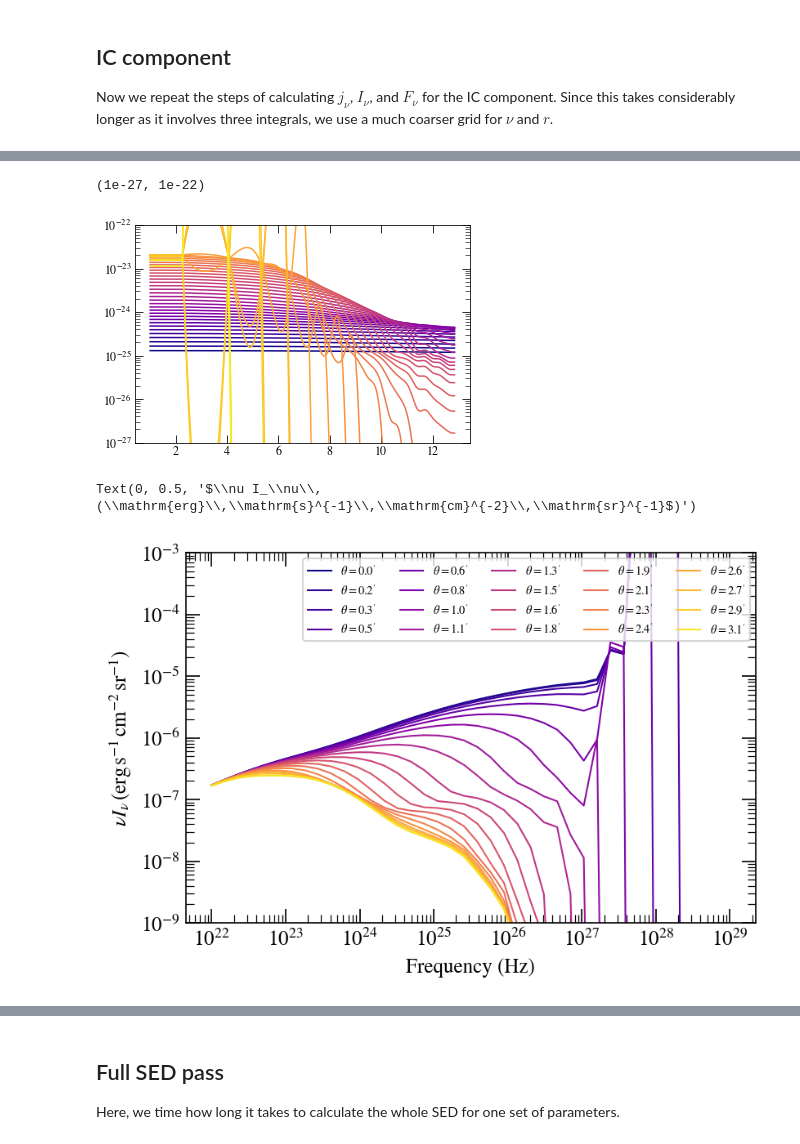
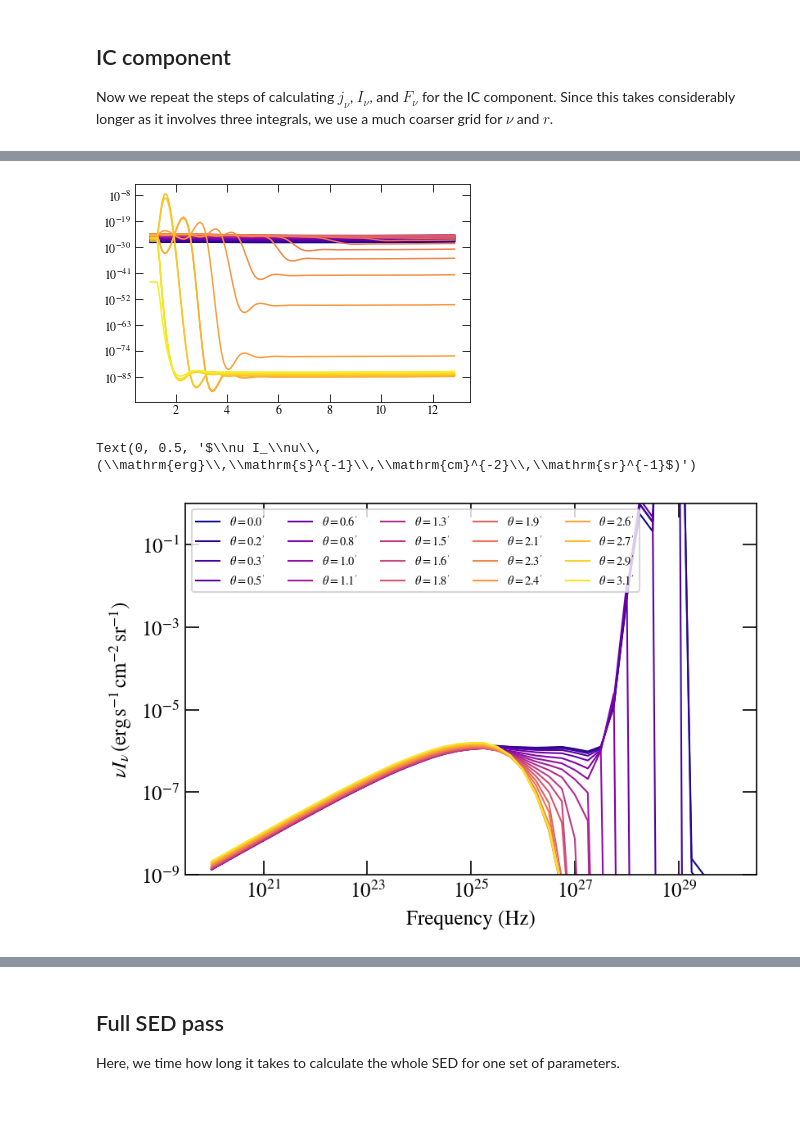
Before and after one commit to me-manu/crabmeyerpy, a Jupyter notebook: notebooks/demo_3d_KC.ipynb, the cells around one changed output, grey strips where cells are left out. Cells and saved outputs as stored; diff of their text form; code cells hidden in the pictures; blank space fills up the shorter version.

```diff
--- a/notebooks/demo_3d_KC.ipynb
+++ b/notebooks/demo_3d_KC.ipynb
@@ -334,3 +349,3 @@ I_nu_sync, theta_arcmin, _ = ssc.intensity(nu, theta=100, r_min=ssc.params_n_el[
 # %%
-I_nu_dust, _, _ = ssc.intensity(nu, theta=100, which='dust')
+I_nu_dust, _, _ = ssc.intensity2(nu, theta=100, which='dust')
 # %% [output]
@@ -416,27 +443,36 @@ Text(0, 0.5, '$\\nu F_\\nu\\,(\\mathrm{erg}\\,\\mathrm{s}^{-1}\\,\\mathrm{cm}^{-
 Now we repeat the steps of calculating $j_\nu$, $I_\nu$, and $F_\nu$ for the IC component. Since this takes considerably longer as it involves three integrals, we use a much coarser grid for $\nu$ and $r$.
 # %%
 # define nu and r arrays
-nu_ic = np.logspace(22., 29., 40)
-r_ic_egdes = np.linspace(ssc.params_n_el['r_shock'], ssc.r0, 20)
+nu_ic = np.logspace(20., 30., 41)
+r_ic_egdes = np.linspace(ssc.parameters['r_shock'], ssc.r0, 20)
 r_ic = 0.5 * (r_ic_egdes[1:] + r_ic_egdes[:-1])
+
+#r_ic_egdes = np.logspace(np.log10(ssc.parameters['r_shock']), np.log10(ssc.r0), 20)
+#r_ic = np.sqrt(r_ic_egdes[1:] * r_ic_egdes[:-1])
 
 nni, rri = np.meshgrid(nu_ic, r_ic, indexing='ij')
 
 # set the steps used for the integration
 # these numbers yielded relatively smooth spectra
 # in my tests
-g_steps = 82  # steps for integration over gamma
+g_steps = 129  # steps for integration over gamma
 e_steps = 74  # steps for integration over energy of seed photon field
-r1_steps = 22   # steps for integration over radius, see Atoyan & Aharonian (1996) Eq. 15
+r1_steps = r_ic.size * 2 #22   # steps for integration over radius, see Atoyan & Aharonian (1996) Eq. 15
 # %%
 ssc.integration_mode = "numba_piecewise"  # fastest mode of integration
 ssc.use_fast_interp = True  # fastest mode of interpolation
+
+ssc.ic_sync = False
+ssc.ic_dust = True
+ssc.ic_cmb = False
 
 t0 = time.time()
 j_nu_ic = ssc.j_ic(nu_ic, r_ic,
                    g_steps=g_steps,
                    e_steps=e_steps,
-                   r1_steps=r1_steps)
+                   r1_steps=r1_steps,
+                   integration_mode='romb'
+                  )
 t1 = time.time()
 
 print(f"This took {t1 - t0:.2f}s")
@@ -504,21 +535,17 @@ plt.ylim(1e30, 1e35)
 # %%
-I_nu_ic, theta_arcmin_ic, j = ssc.intensity(nu_ic, theta=20,
-                                            r_min=ssc.params_n_el['r_shock'],
-                                            r_steps=500,
-                                            log=True,
-                                            which='ic')
+I_nu_ic, theta_arcmin_ic, j_ic = ssc.intensity2(nu_ic, theta=20, which='ic', integration_mode='romb',
+                                             r_steps=129, r_min=ssc.parameters['r_shock'])
 # %%
-r_intens = np.linspace(ssc.params_n_el['r_shock'], ssc.r0, 500)
+r_intens = np.linspace(ssc.parameters['r_shock'], ssc.r0, 129)
 for i, n in enumerate(nu_ic):
-    plt.semilogy(r_intens / ssc.params_n_el['r_shock'],
-                 j[i,0] * n, color=plt.cm.plasma(i / nu_ic.size))
+    plt.semilogy(r_intens / ssc.parameters['r_shock'],
+                 j_ic[i,0] * n, color=plt.cm.plasma(i / nu_ic.size))
 
-plt.ylim(1e-38, 1e-4)
+#plt.ylim(1e-38, 1e-4)
 
-plt.ylim(1e-27, 1e-22)
+#plt.ylim(1e-27, 1e-22)
 # %% [output]
-(1e-27, 1e-22)
-[figure, old version]
+[figure, new version]
 # %%
 plt.figure(dpi=150)
 
@@ -531,13 +558,13 @@ for i, t in enumerate(theta_arcmin_ic):
 
 
 plt.legend(ncol=5, fontsize='x-small')
-plt.ylim(1e-9, 1e-3)
+plt.ylim(1e-9, 1e0)
 
 plt.xlabel("Frequency (Hz)")
 plt.ylabel(r"$\nu I_\nu\,(\mathrm{erg}\,\mathrm{s}^{-1}\,\mathrm{cm}^{-2}\,\mathrm{sr}^{-1}$)")
 # %% [output]
 Text(0, 0.5, '$\\nu I_\\nu\\,(\\mathrm{erg}\\,\\mathrm{s}^{-1}\\,\\mathrm{cm}^{-2}\\,\\mathrm{sr}^{-1}$)')
-[figure, old version]
+[figure, new version]
 # %%
 # intensity form factor for different frequencies
 
```
Also changed, not shown: parts of 19 cells of this notebook, 1 other file.
